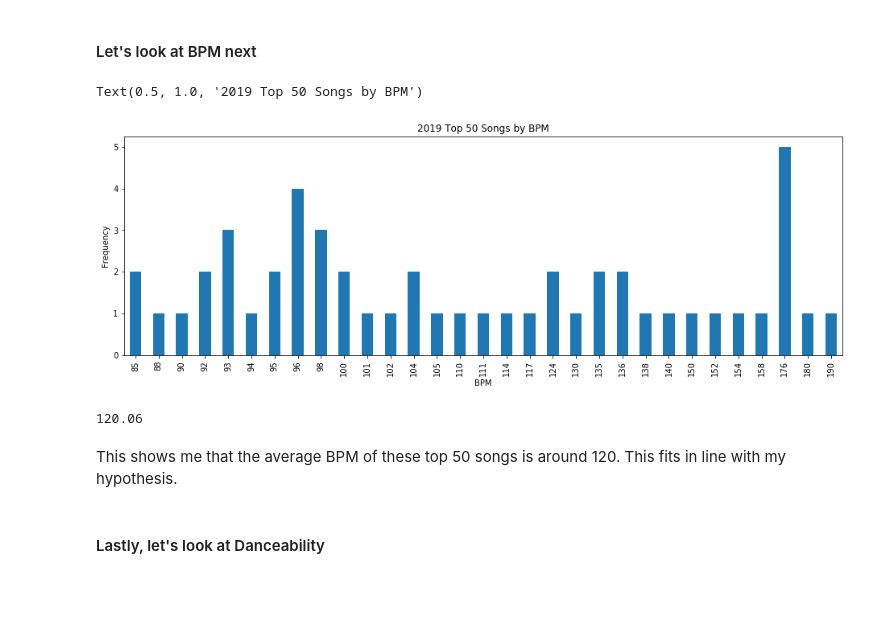
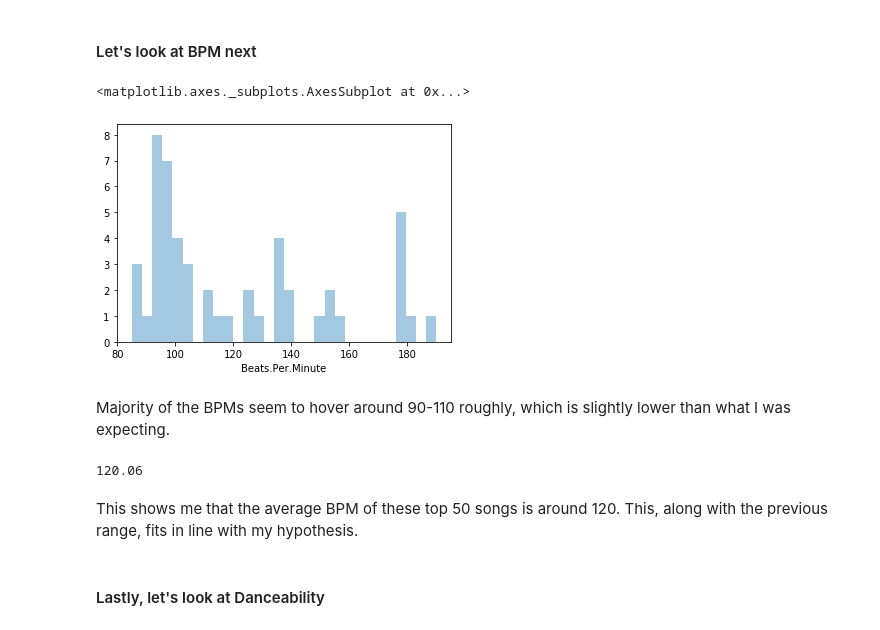
Before and after one commit to jonparksmith/Top50SpotifyAnalysis, a Jupyter notebook: Spotify 2019 Top 50 Songs Analysis.ipynb, the cells around one changed output. Drawn from its saved outputs; the diff is of its cells as text; code cells hidden in the pictures; blank space fills up the shorter version.

Commit message:
updated distplots instead of pyplots

```diff
--- a/Spotify 2019 Top 50 Songs Analysis.ipynb
+++ b/Spotify 2019 Top 50 Songs Analysis.ipynb
@@ -84,19 +91,18 @@ Text(0.5, 1.0, '2019 Top 50 Songs by Genre')
 This shows me that the most frequent Genres in this top 50 are "Dance Pop" and "Pop" which is what I originally thought.  I mean have you listened to the radio lately?
 # %% [markdown]
 #### Let's look at BPM next
-# %%
-top50_cleaned['Beats.Per.Minute'].value_counts().sort_index().plot(kind = 'bar', figsize = (16,5))
-plt.xlabel('BPM')
-plt.ylabel('Frequency')
-plt.title('2019 Top 50 Songs by BPM')
-# %% [output]
-Text(0.5, 1.0, '2019 Top 50 Songs by BPM')
-[figure, removed]
+# %%
+sns.distplot(top50_cleaned['Beats.Per.Minute'],bins=30,kde=False)
+# %% [output]
+<matplotlib.axes._subplots.AxesSubplot at 0x...>
+[figure, added]
+# %% [markdown]
+Majority of the BPMs seem to hover around 90-110 roughly, which is slightly lower than what I was expecting.
 # %%
 top50_cleaned['Beats.Per.Minute'].mean()
 # %% [output]
 120.06
 # %% [markdown]
-This shows me that the average BPM of these top 50 songs is around 120.  This fits in line with my hypothesis.
+This shows me that the average BPM of these top 50 songs is around 120.  This, along with the previous range, fits in line with my hypothesis.
 # %% [markdown]
 #### Lastly, let's look at Danceability
```
Also changed, not shown: parts of 7 cells of this notebook.
